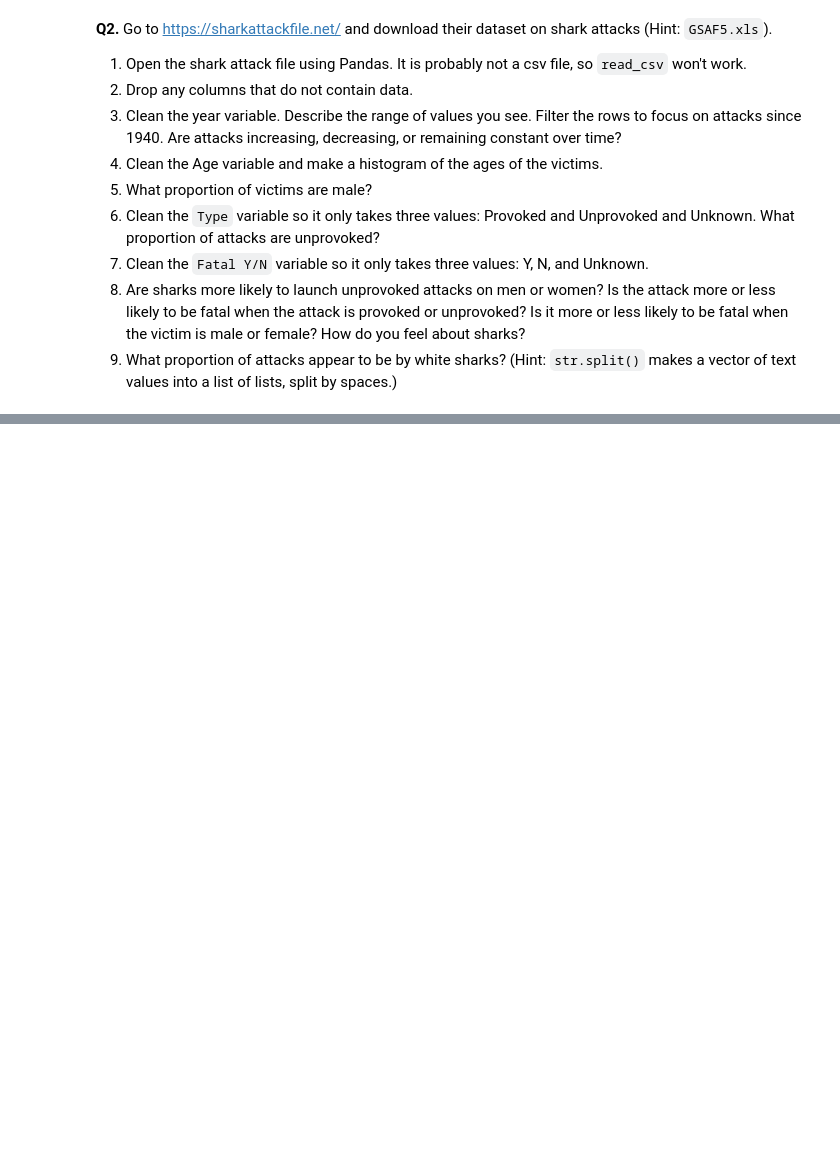
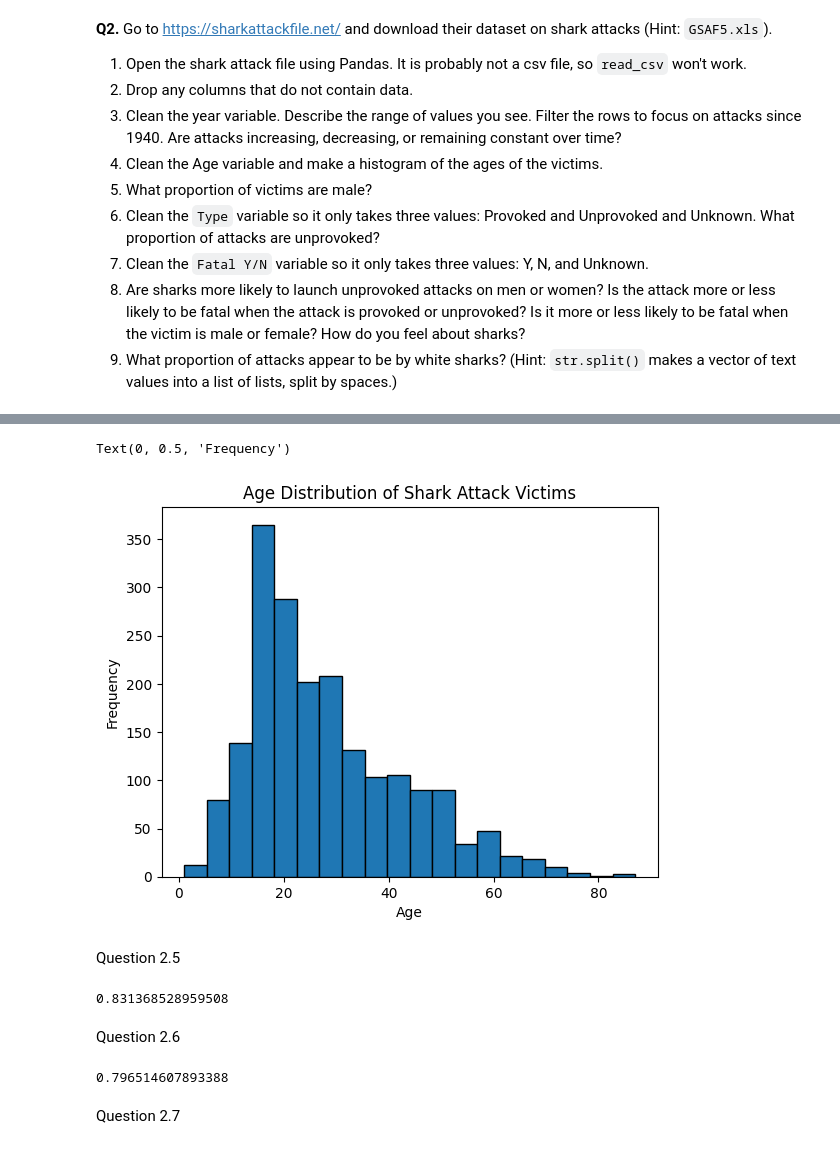
Before and after one commit to amn8ge/wrangling_assignment, a Jupyter notebook: assignment.ipynb, the cells around one changed output, grey strips where cells are left out. Drawn from its saved outputs; the diff is of its cells as text; code cells hidden in the pictures; blank space fills up the shorter version.

```diff
--- a/assignment.ipynb
+++ b/assignment.ipynb
@@ -120,0 +163,6 @@ print(missing_proportion)
+# %%
+# at this point, I uploaded the GSAF5 file into the data folder in my content hub
+# in colab so that I could access it in the same manner as I was accessing other files
+shark = pd.read_excel('GSAF5.xls', sheet_name=0)
+print(shark.columns)
+shark.head()
@@ -120,0 +197,9 @@ print(missing_proportion)
+# %%
+shark['year_clean'] = pd.to_numeric(shark['Year'], errors='coerce')
+drop_na_shark = shark.dropna(subset=['year_clean'])
+filtered = drop_na_shark[drop_na_shark['year_clean'] >= 1940]
+num_attacks = filtered.groupby('Year').size()
+print(num_attacks)
+
+#shark_after1940 = shark[shark['Year'] >= 1940]
+#shark_after1940.head()
@@ -120,0 +235,10 @@ print(missing_proportion)
+# %%
+shark['age_clean'] = shark['Age'].astype(str).str.strip()
+# the age column is pretty messy (20s, teen, 35, etc, so cleaning it up a lot)
+shark['age_clean'] = shark['Age'].str.extract(r'(\d+)')
+# removing extraneous information from values
+shark['age_clean'] = pd.to_numeric(shark['age_clean'], errors='coerce')
+# reconverting them all to numbers
+shark = shark[(shark['age_clean'] >= 1) & (shark['age_clean'] <=100)]
+# making the range of values between 1 and 100
+shark.head()
@@ -120,0 +253,31 @@ print(missing_proportion)
+# %%
+shark['age_clean'].plot(kind='hist', bins=20, edgecolor='black')
+plt.title('Age Distribution of Shark Attack Victims')
+plt.xlabel('Age')
+plt.ylabel('Frequency')
+# %% [output]
+Text(0, 0.5, 'Frequency')
+[figure, added]
+# %% [markdown]
+Question 2.5
+# %%
+shark['Sex'].unique()
+shark['sex_clean'] = shark['Sex'].astype(str).str.strip().str.upper()
+shark['sex_clean'] = shark['sex_clean'].replace({'M': 'MALE', 'MALE': 'MALE', 'F': 'FEMALE', 'FEMALE': 'FEMALE'})
+prop_male = (shark['sex_clean'] == 'MALE').mean()
+print(prop_male)
+# %% [output]
+0.831368528959508
+# %% [markdown]
+Question 2.6
+# %%
+shark['Type'].unique()
+shark['type_clean'] = shark['Type'].astype(str).str.strip().str.lower()
+shark['type_clean'] = shark['type_clean'].replace({'provoked': 'Provoked', 'unprovoked': 'Unprovoked'})
+shark.loc[~shark['type_clean'].isin(['Unprovoked', 'Provoked']), 'type_clean'] = 'Unknown'
+prop_unprov = (shark['type_clean'] == 'Unprovoked').mean()
+print(prop_unprov)
+# %% [output]
+0.796514607893388
+# %% [markdown]
+Question 2.7
```
Also changed, not shown: parts of 34 cells of this notebook.
